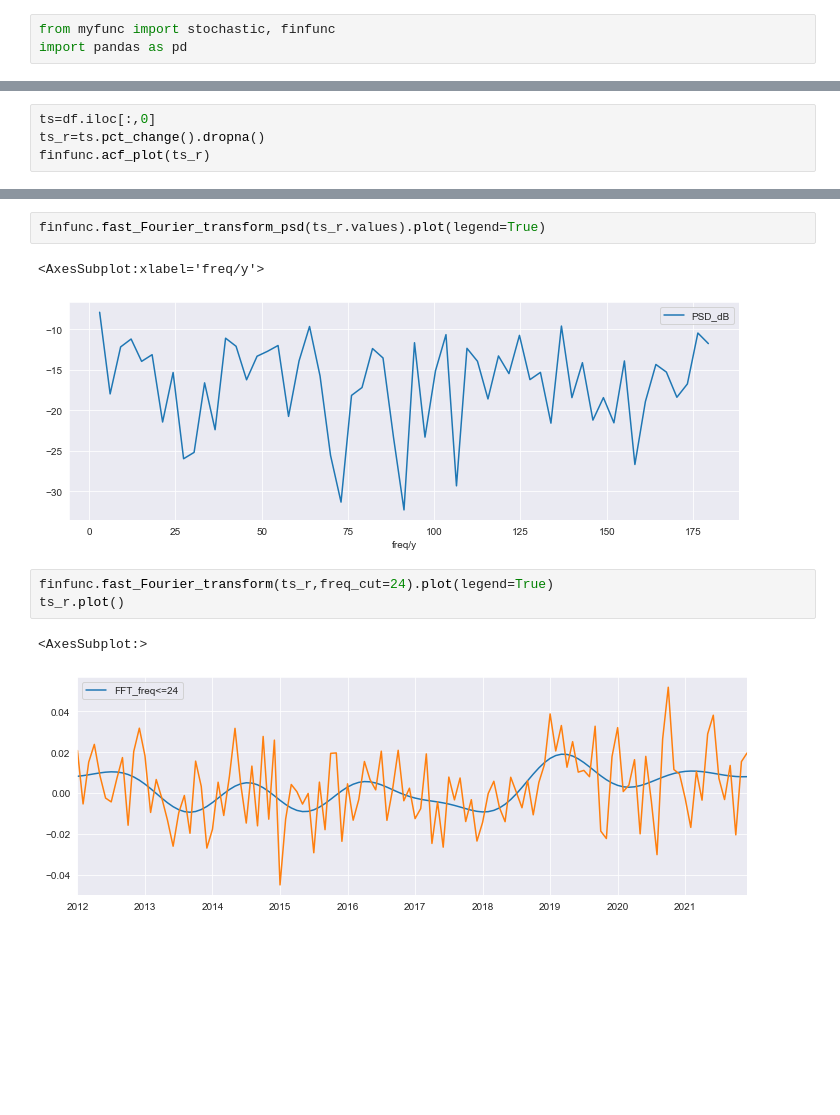
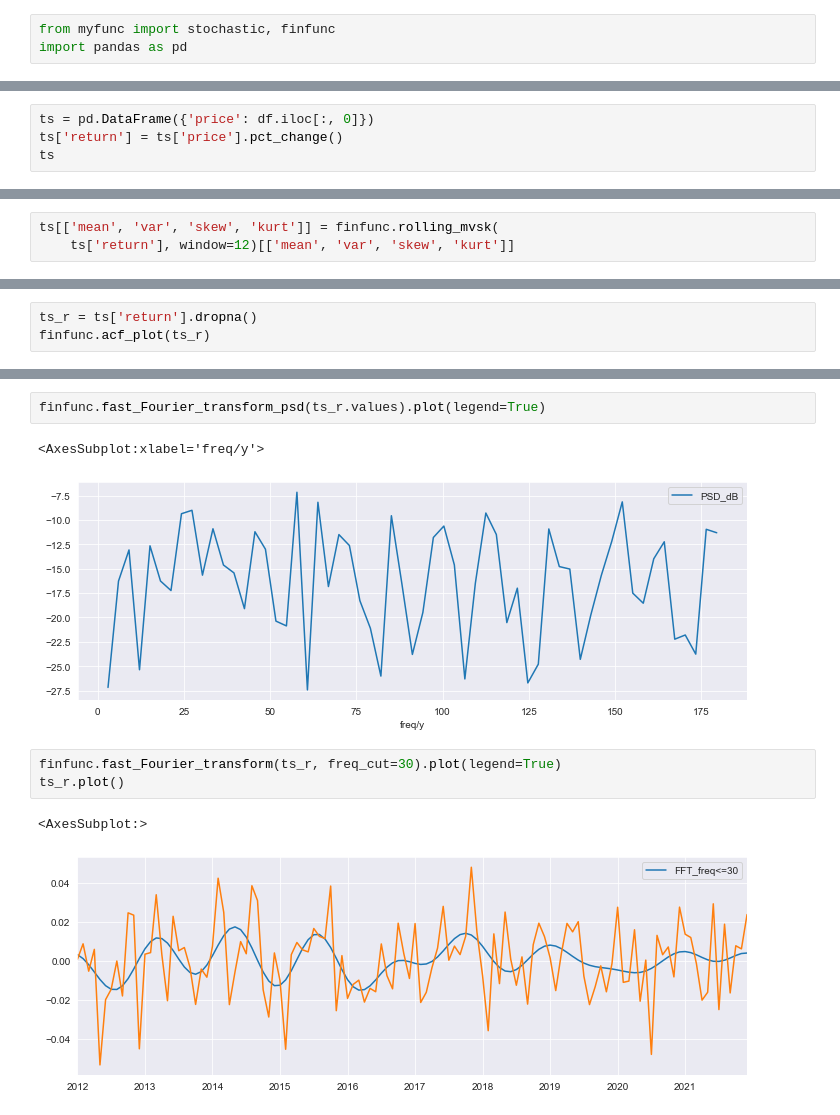
Before and after one commit to kurama8103/mlib, a Jupyter notebook: myfunc_demo.ipynb, the cells around one changed output, grey strips where cells are left out. Saved outputs shown, nothing was run; the diff lists cells and outputs as text; blank space fills up the shorter version.

```diff
--- a/myfunc_demo.ipynb
+++ b/myfunc_demo.ipynb
@@ -15,0 +17,4 @@ df.plot()
+# %%
+ts = pd.DataFrame({'price': df.iloc[:, 0]})
+ts['return'] = ts['price'].pct_change()
+ts
@@ -15,0 +35,3 @@ df.plot()
+# %%
+ts[['mean', 'var', 'skew', 'kurt']] = finfunc.rolling_mvsk(
+    ts['return'], window=12)[['mean', 'var', 'skew', 'kurt']]
@@ -24,7 +62,6 @@ df.apply(lambda x:finfunc.hurst(x.dropna()))
 dtype: float64
 # %%
-ts=df.iloc[:,0]
-ts_r=ts.pct_change().dropna()
+ts_r = ts['return'].dropna()
 finfunc.acf_plot(ts_r)
 # %% [output]
 (<Figure size 864x288 with 1 Axes>, <Figure size 864x288 with 1 Axes>)
@@ -38,11 +75,11 @@ finfunc.histgram_pdf(ts_r)
 finfunc.fast_Fourier_transform_psd(ts_r.values).plot(legend=True)
 # %% [output]
 <AxesSubplot:xlabel='freq/y'>
-[figure, old version]
+[figure, new version]
 # %%
-finfunc.fast_Fourier_transform(ts_r,freq_cut=24).plot(legend=True)
+finfunc.fast_Fourier_transform(ts_r, freq_cut=30).plot(legend=True)
 ts_r.plot()
 # %% [output]
 <AxesSubplot:>
-[figure, old version]
+[figure, new version]
 # %%
```
Also changed, not shown: parts of 19 cells of this notebook.
